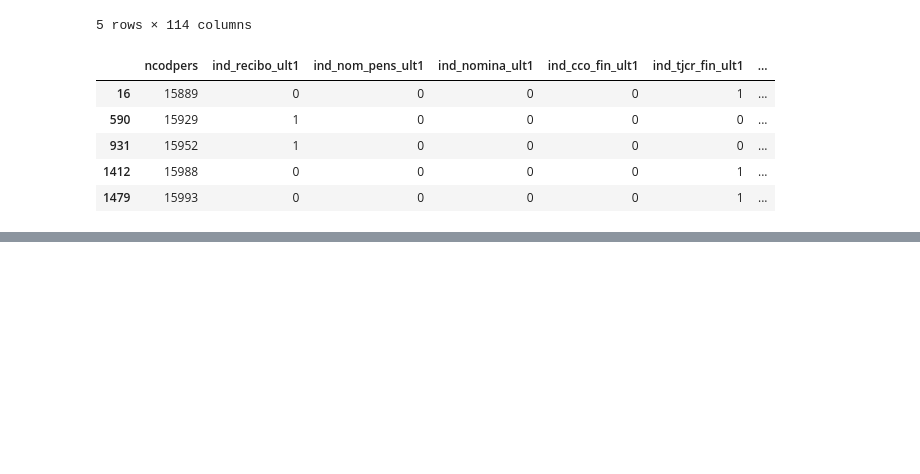
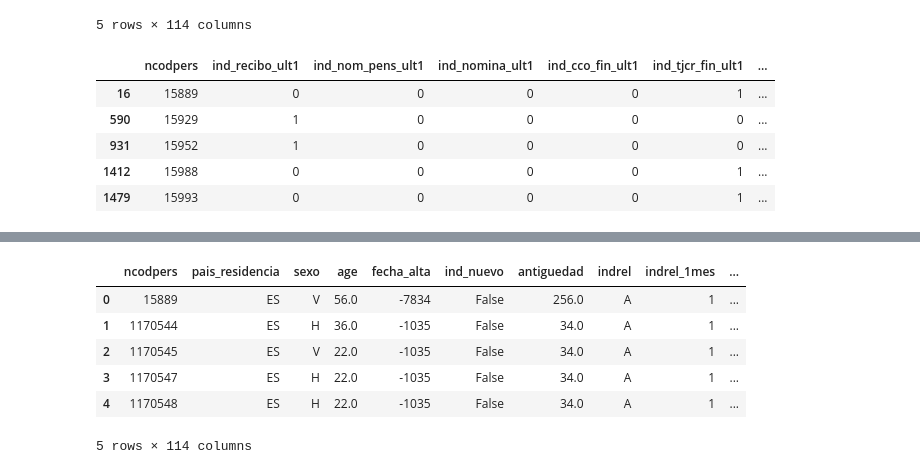
Before and after one commit to nguyentrunghai/Kaggle_projects, a Jupyter notebook: Santander_Product_Recomendation/feature_extraction.ipynb, the cells around one changed output, grey strips where cells are left out. Drawn from its saved outputs; the diff is of its cells as text; code cells hidden in the pictures; blank space fills up the shorter version.

Commit message:
extract X_test

```diff
--- a/Santander_Product_Recomendation/feature_extraction.ipynb
+++ b/Santander_Product_Recomendation/feature_extraction.ipynb
@@ -420,0 +423,5 @@ y_2016_05.to_csv(os.path.join(INP_DIR, "y_2016_05.csv"), index=False)
+# %%
+timestamp = "2016-06-28"
+timestamp_lags = ["2016-05-28", "2016-04-28", "2016-03-28", "2016-02-28"]
+
+X_2016_06 = extract_X_test(df_train, df_test, timestamp, timestamp_lags)
@@ -420,0 +440,10 @@ y_2016_05.to_csv(os.path.join(INP_DIR, "y_2016_05.csv"), index=False)
+# %%
+X_2016_06.head()
+# %% [output]
+|  | ncodpers | pais_residencia | sexo | age | fecha_alta | ind_nuevo | antiguedad | indrel | indrel_1mes | ... |
+| 0 | 15889 | ES | V | 56.0 | -7834 | False | 256.0 | A | 1 | ... |
+| 1 | 1170544 | ES | H | 36.0 | -1035 | False | 34.0 | A | 1 | ... |
+| 2 | 1170545 | ES | V | 22.0 | -1035 | False | 34.0 | A | 1 | ... |
+| 3 | 1170547 | ES | H | 22.0 | -1035 | False | 34.0 | A | 1 | ... |
+| 4 | 1170548 | ES | H | 22.0 | -1035 | False | 34.0 | A | 1 | ... |
+5 rows × 114 columns
```
Also changed, not shown: parts of 3 cells of this notebook.
